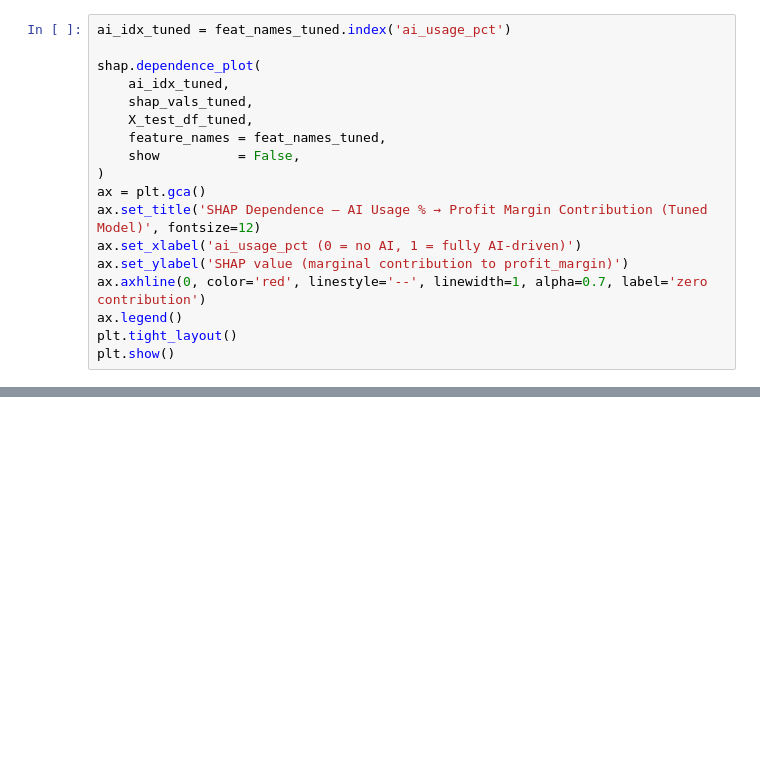
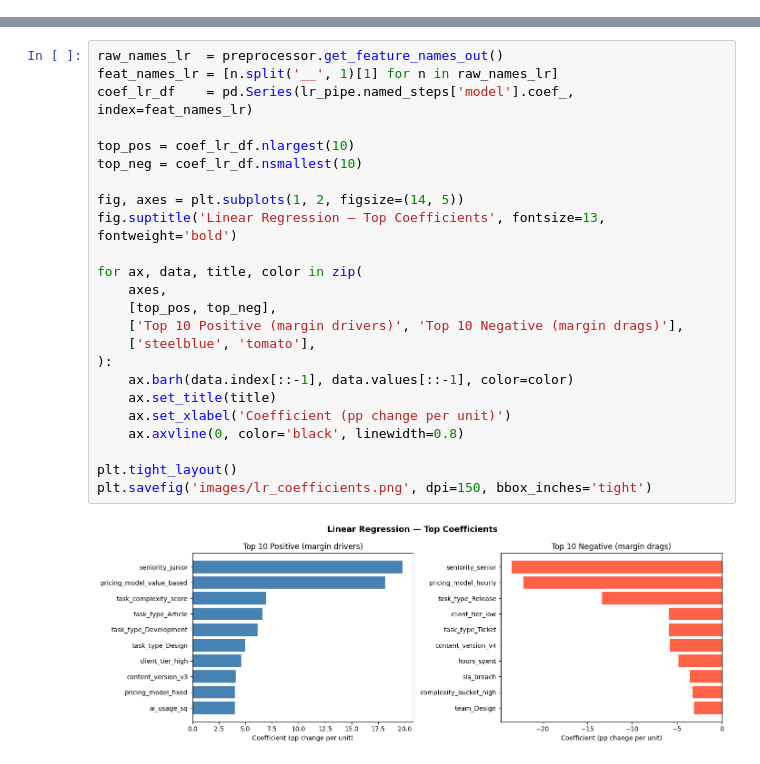
Before and after one commit to andreamammano89-maker/ML_Project_SEA_815441, a Jupyter notebook: modelling.ipynb, the cells around one changed output, grey strips where cells are left out. Drawn from its saved outputs; the diff is of its cells as text; blank space fills up the shorter version.

Commit message:
modelling fixes

```diff
--- a/modelling.ipynb
+++ b/modelling.ipynb
@@ -925,18 +0,0 @@ The shape of the SHAP curve here — whether linear, accelerating, or showing a
-# %%
-ai_idx_tuned = feat_names_tuned.index('ai_usage_pct')
-
-shap.dependence_plot(
-    ai_idx_tuned,
-    shap_vals_tuned,
-    X_test_df_tuned,
-    feature_names = feat_names_tuned,
-    show          = False,
-)
-ax = plt.gca()
-ax.set_title('SHAP Dependence — AI Usage % → Profit Margin Contribution (Tuned Model)', fontsize=12)
-ax.set_xlabel('ai_usage_pct (0 = no AI, 1 = fully AI-driven)')
-ax.set_ylabel('SHAP value (marginal contribution to profit_margin)')
-ax.axhline(0, color='red', linestyle='--', linewidth=1, alpha=0.7, label='zero contribution')
-ax.legend()
-plt.tight_layout()
-plt.show()
@@ -1046,0 +224,26 @@ SHAP feature ranking (top 15):
+# %%
+raw_names_lr  = preprocessor.get_feature_names_out()
+feat_names_lr = [n.split('__', 1)[1] for n in raw_names_lr]
+coef_lr_df    = pd.Series(lr_pipe.named_steps['model'].coef_, index=feat_names_lr)
+
+top_pos = coef_lr_df.nlargest(10)
+top_neg = coef_lr_df.nsmallest(10)
+
+fig, axes = plt.subplots(1, 2, figsize=(14, 5))
+fig.suptitle('Linear Regression — Top Coefficients', fontsize=13, fontweight='bold')
+
+for ax, data, title, color in zip(
+    axes,
+    [top_pos, top_neg],
+    ['Top 10 Positive (margin drivers)', 'Top 10 Negative (margin drags)'],
+    ['steelblue', 'tomato'],
+):
+    ax.barh(data.index[::-1], data.values[::-1], color=color)
+    ax.set_title(title)
+    ax.set_xlabel('Coefficient (pp change per unit)')
+    ax.axvline(0, color='black', linewidth=0.8)
+
+plt.tight_layout()
+plt.savefig('images/lr_coefficients.png', dpi=150, bbox_inches='tight')
+# %% [output]
+[figure, added]
```
Also changed, not shown: parts of 72 cells of this notebook, 1 other file.
